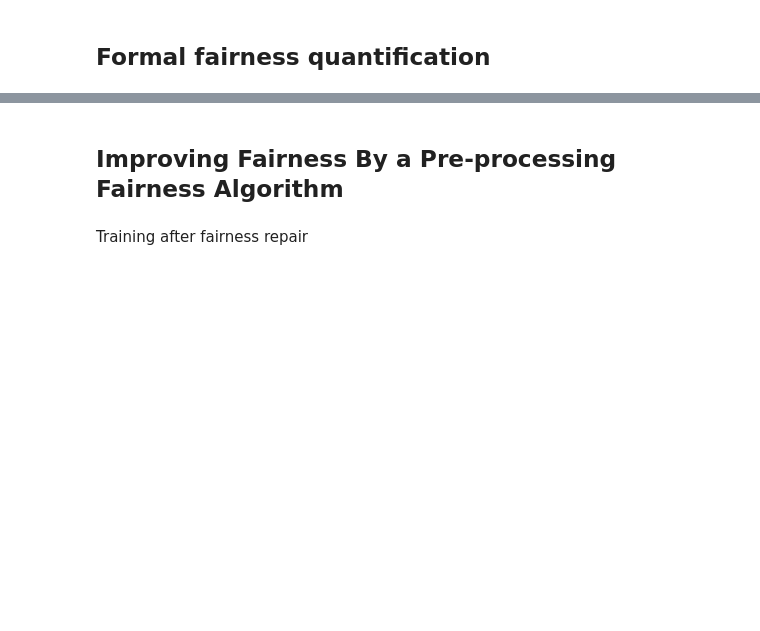
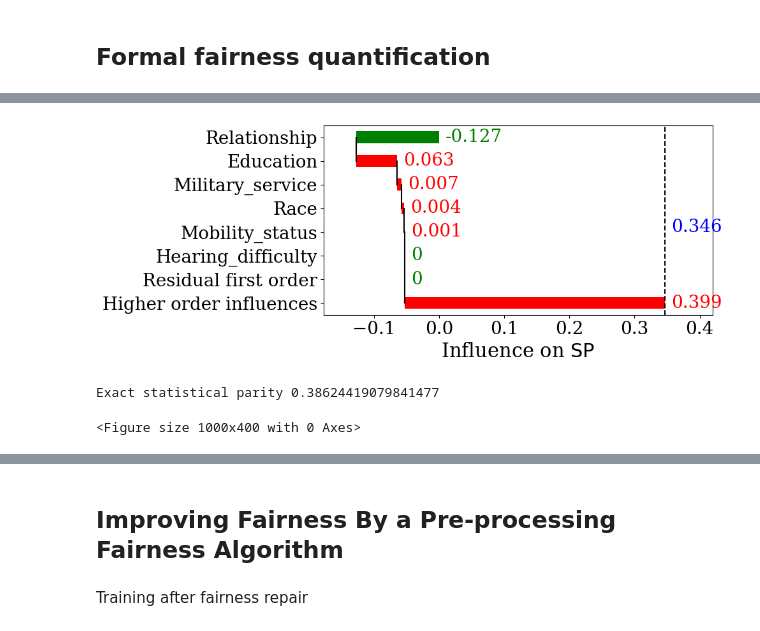
Before and after one commit to bishwamittra/script_tutorial_fairness, a Jupyter notebook: folktables.ipynb, the cells around one changed output, grey strips where cells are left out. Drawn from its saved outputs; the diff is of its cells as text; code cells hidden in the pictures; blank space fills up the shorter version.

```diff
--- a/folktables.ipynb
+++ b/folktables.ipynb
@@ -146,7 +167,7 @@ for column in features_unscaled.columns:
 # %% [markdown]
 Training
 # %%
-X_train, X_test, y_train, y_test = train_test_split(features, label, test_size=0.2, random_state=0)
+X_train, X_test, y_train, y_test = train_test_split(features, label, test_size=0.4, random_state=0)
 
 model, model_name = LogisticRegression(solver='lbfgs', max_iter=10000), "lr"
 # model, model_name = svm.SVC(kernel='linear'), "svm"
@@ -264,0 +291,3 @@ categories['Marital status']
+# %%
+fairXplainer = FairXplainer(model, X_test, ['Sex', 'Marital_status'])
+fairXplainer.compute(maxorder=2, spline_intervals=3, verbose=False, maxiter=10, cpu_time=1000)
@@ -264,0 +315,21 @@ categories['Marital status']
+# %%
+k = 6
+fairXplainer_result = fairXplainer.get_weights(k=k)
+plt = fif_plot(fairXplainer_result,
+               draw_waterfall=True,
+               labelsize=labelsize,
+               figure_size=(10,4),
+               text_y_pad=0.2,
+               xlim=None,
+               result_x_pad=0.02,
+               x_label="Influence on " + r"$ \mathsf{SP} $"
+        )
+plt.tight_layout()
+plt.show()
+plt.clf()
+
+print("Exact statistical parity", fairXplainer.statistical_parity_sample())
+# %% [output]
+[figure, added]
+Exact statistical parity 0.38624419079841477
+<Figure size 1000x400 with 0 Axes>
```
Also changed, not shown: parts of 25 cells of this notebook, 8 other files.
